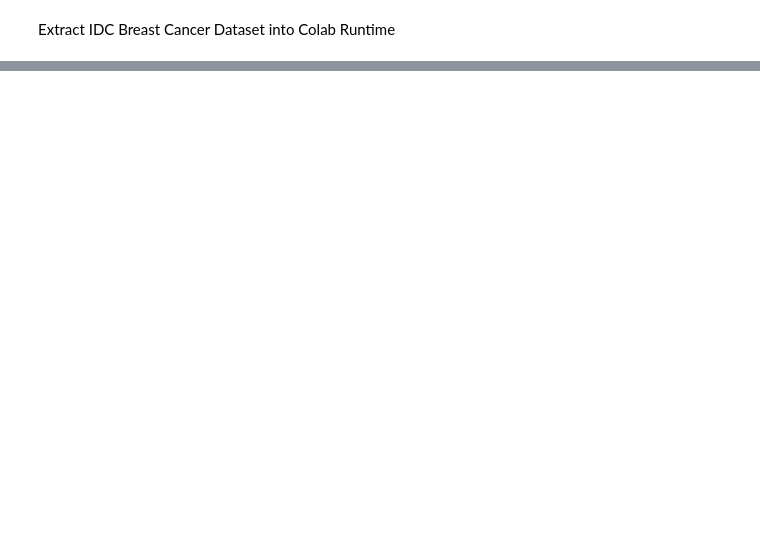
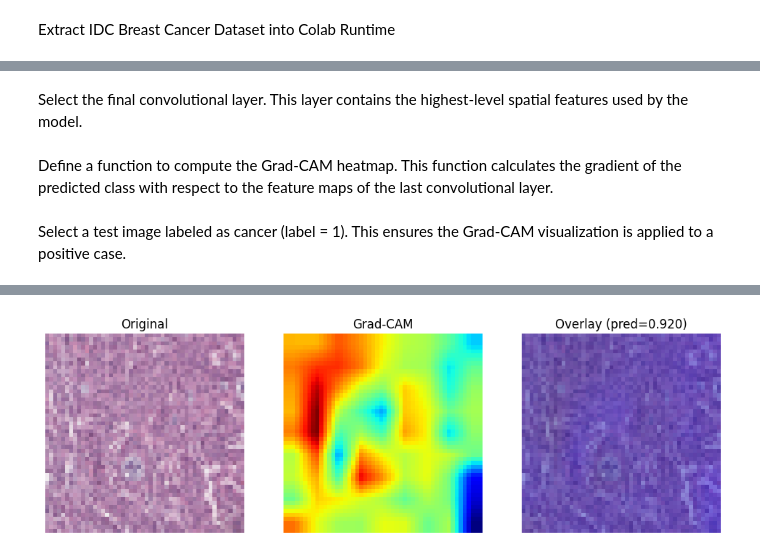
Before and after one commit to w-b-d/Ml-Project, a Jupyter notebook: notebook/training.ipynb, the cells around one changed output, grey strips where cells are left out. Cells and saved outputs as stored; diff of their text form; code cells hidden in the pictures; blank space fills up the shorter version.

Commit message:
added Grad-CAM

```diff
--- a/notebook/training.ipynb
+++ b/notebook/training.ipynb
@@ -128,0 +202,14 @@ ResNet(
+# %%
+baseline_model.compile(
+    optimizer='adam',
+    loss='binary_crossentropy',
+    metrics=['accuracy']
+)
+# %%
+EPOCHS = 1
+
+history = baseline_model.fit(
+    train_gen,
+    validation_data=val_gen,
+    epochs=EPOCHS
+)
@@ -128,0 +252,8 @@ ResNet(
+# %% [markdown]
+Select the final convolutional layer.
+This layer contains the highest-level spatial features used by the model.
+# %%
+last_conv_layer_name = "conv2d_5"
+# %% [markdown]
+Define a function to compute the Grad-CAM heatmap.
+This function calculates the gradient of the predicted class with respect to the feature maps of the last convolutional layer.
@@ -128,0 +289,49 @@ ResNet(
+# %% [markdown]
+Select a test image labeled as cancer (label = 1).
+This ensures the Grad-CAM visualization is applied to a positive case.
+# %%
+for imgs, labels in test_gen:
+    for i in range(len(labels)):
+        if labels[i] == 1: #cancer
+            img = imgs[i]
+            true_label = labels[i]
+            break
+    break
+
+# prepare the image for model input and generate a prediction, the output is the
+# model's estimated probablity of cancer
+img_array = np.expand_dims(img, axis=0)
+pred = baseline_model.predict(img_array)[0][0]
+
+heatmap = make_gradcam_heatmap(
+    img_array, baseline_model, last_conv_layer_name
+)
+
+heatmap_resized = cv2.resize(heatmap, (50, 50))
+heatmap_color = cv2.applyColorMap(
+    np.uint8(255 * heatmap_resized),
+    cv2.COLORMAP_JET
+)
+overlay = cv2.addWeighted(
+    np.uint8(255 * img), 0.6,
+    heatmap_color, 0.4, 0
+)
+
+plt.figure(figsize=(12,4))
+plt.subplot(1,3,1)
+plt.title("Original")
+plt.imshow(img)
+plt.axis("off")
+
+plt.subplot(1,3,2)
+plt.title("Grad-CAM")
+plt.imshow(heatmap_resized, cmap="jet")
+plt.axis("off")
+
+plt.subplot(1,3,3)
+plt.title(f"Overlay (pred={pred:.3f})")
+plt.imshow(overlay)
+plt.axis("off")
+
+plt.show()
+# %% [output]
@@ -128,0 +339 @@ ResNet(
+[figure, added]
```
Also changed, not shown: parts of 28 cells of this notebook.
